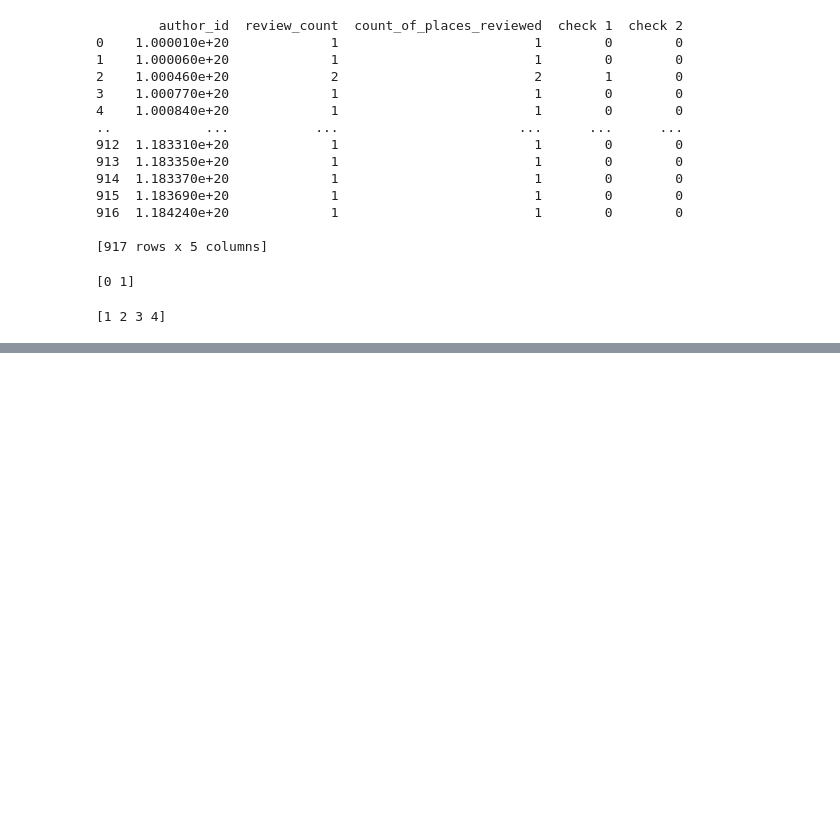
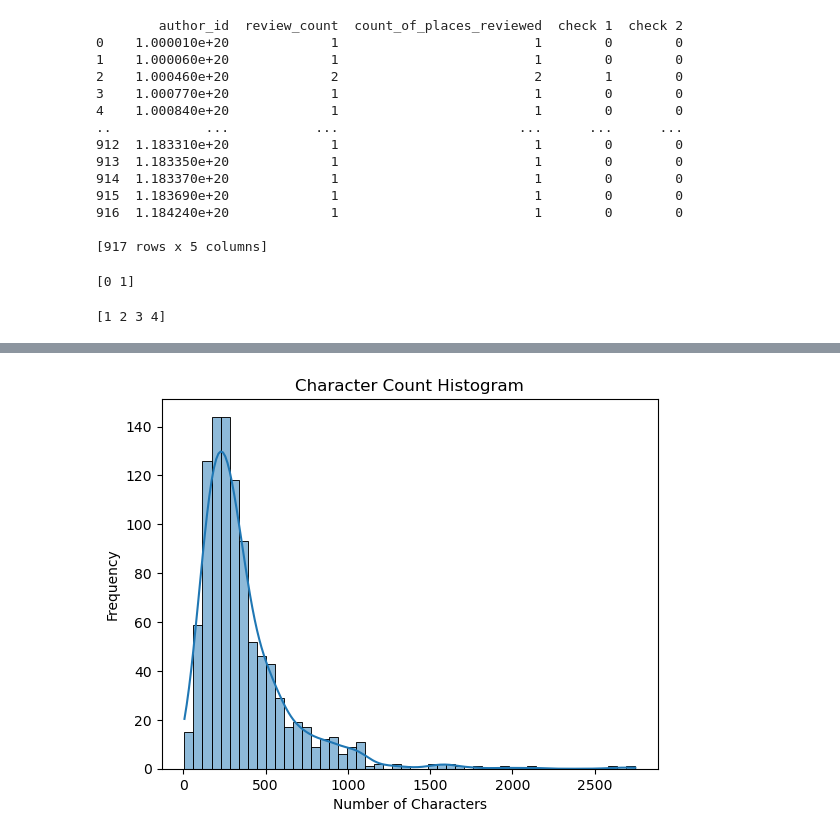
Before and after one commit to teresaq1/thesis_Capstone-project_Msc_FakeReviews, a Jupyter notebook: code_2.ipynb, the cells around one changed output, grey strips where cells are left out. Saved outputs shown, nothing was run; the diff lists cells and outputs as text; code cells hidden in the pictures; blank space fills up the shorter version.

Commit message:
Update code_2.ipynb
added rule, check 5 and 6 for review length and buyer responce

```diff
--- a/code_2.ipynb
+++ b/code_2.ipynb
@@ -1194,0 +1186,21 @@ KeyError: "['query', 'google_id', 'place_id', 'location_link', 'reviews_link', '
+# %%
+#check 5 for owner answer
+#the condition pd.isna(df['Column1']) | (df['Column1'] == '') checks if 'Column1' is either NaN or an empty string.
+#If it is NaN or an empty string, the corresponding value in 'New_Column' will be 1. Otherwise, it will be 0.
+#The np.where() function efficiently applies this condition and assigns the values to the 'New_Column' in the DataFrame.
+
+#This way, both empty strings and NaN values are considered when creating the 'New_Column'
+
+dataset2['check 5'] = np.where(pd.isna(dataset2['owner_answer']) | (dataset2['owner_answer'] == ''), 1, 0)
+# %%
+#check 6, checking review length
+# Count the number of characters in 'Column1' and save to 'Character_Count'
+dataset2['char_count'] = dataset2['review_text'].str.len()
+# %%
+sns.histplot(data=dataset2, x='char_count', kde=True, bins=50)  # 'kde=True' adds a Kernel Density Estimate plot
+plt.title('Character Count Histogram')
+plt.xlabel('Number of Characters')
+plt.ylabel('Frequency')
+plt.show()
+# %% [output]
+[figure, added]
```
Also changed, not shown: parts of 24 cells of this notebook.
